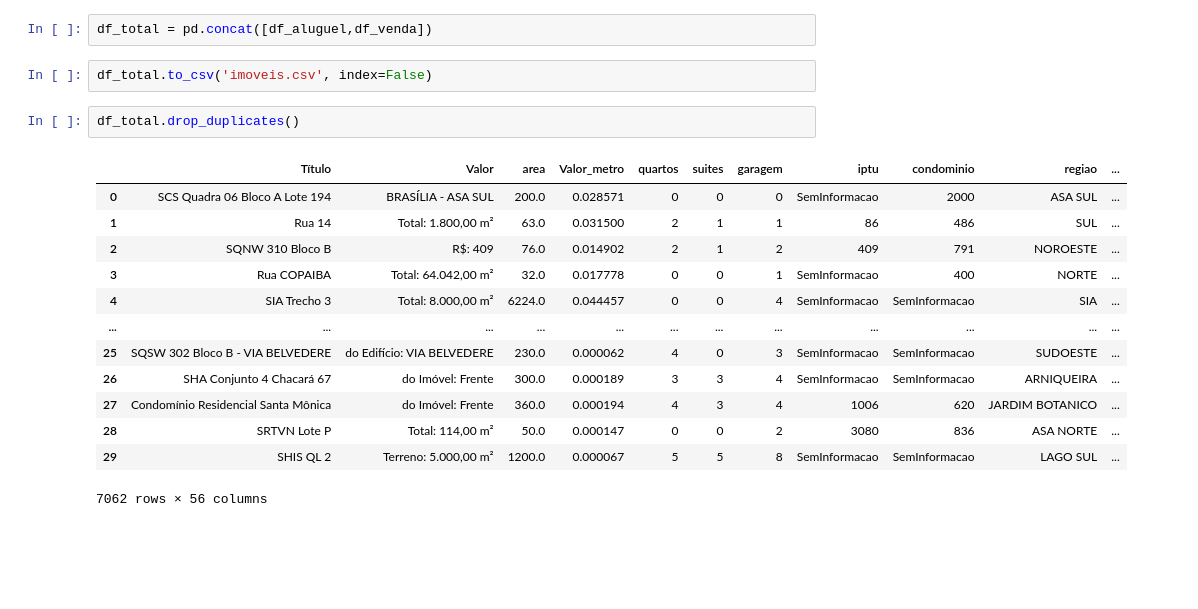
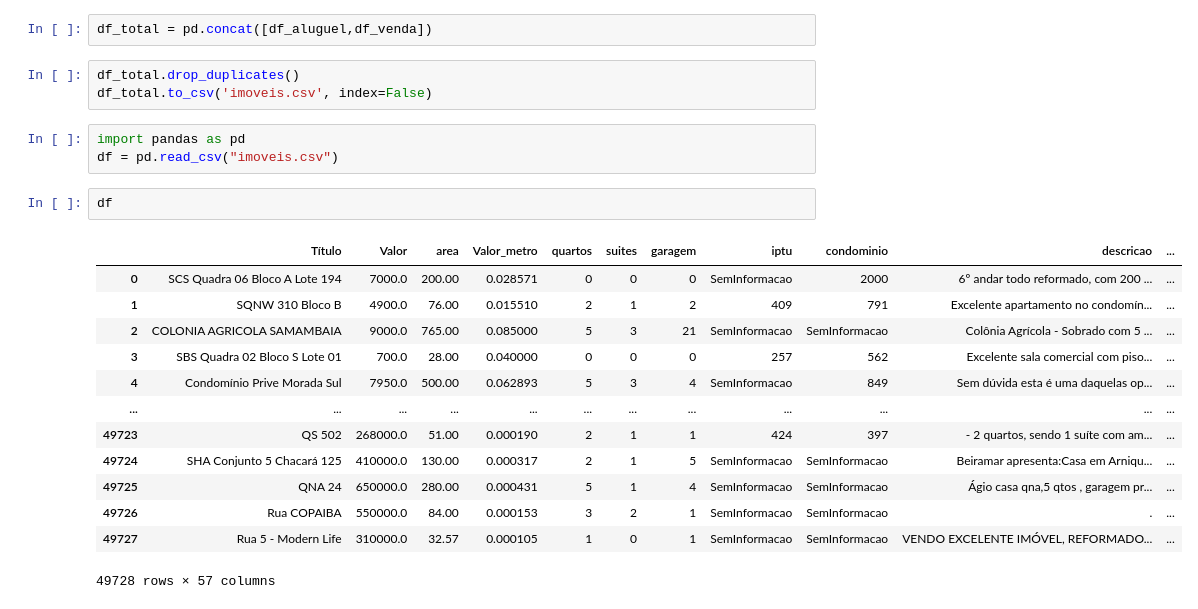
Before and after one commit to JanotLucas/Projeto-Integrador-I, a Jupyter notebook: webscrap.ipynb, the cells around one changed output. Saved outputs shown, nothing was run; the diff lists cells and outputs as text; blank space fills up the shorter version.

```diff
--- a/webscrap.ipynb
+++ b/webscrap.ipynb
@@ -671,20 +456,24 @@ df_venda
 # %%
 df_total = pd.concat([df_aluguel,df_venda])
 # %%
+df_total.drop_duplicates()
 df_total.to_csv('imoveis.csv', index=False)
-# %%
-df_total.drop_duplicates()
-# %% [output]
-|  | Título | Valor | area | Valor_metro | quartos | suites | garagem | iptu | condominio | regiao | ... |
-| 0 | SCS Quadra 06 Bloco A Lote 194 | BRASÍLIA - ASA SUL | 200.0 | 0.028571 | 0 | 0 | 0 | SemInformacao | 2000 | ASA SUL | ... |
-| 1 | Rua 14 | Total: 1.800,00 m² | 63.0 | 0.031500 | 2 | 1 | 1 | 86 | 486 | SUL | ... |
-| 2 | SQNW 310 Bloco B | R$: 409 | 76.0 | 0.014902 | 2 | 1 | 2 | 409 | 791 | NOROESTE | ... |
-| 3 | Rua COPAIBA | Total: 64.042,00 m² | 32.0 | 0.017778 | 0 | 0 | 1 | SemInformacao | 400 | NORTE | ... |
-| 4 | SIA Trecho 3 | Total: 8.000,00 m² | 6224.0 | 0.044457 | 0 | 0 | 4 | SemInformacao | SemInformacao | SIA | ... |
-| ... | ... | ... | ... | ... | ... | ... | ... | ... | ... | ... | ... |
-| 25 | SQSW 302 Bloco B - VIA BELVEDERE | do Edifício: VIA BELVEDERE | 230.0 | 0.000062 | 4 | 0 | 3 | SemInformacao | SemInformacao | SUDOESTE | ... |
-| 26 | SHA Conjunto 4 Chacará 67 | do Imóvel: Frente | 300.0 | 0.000189 | 3 | 3 | 4 | SemInformacao | SemInformacao | ARNIQUEIRA | ... |
-| 27 | Condomínio Residencial Santa Mônica | do Imóvel: Frente | 360.0 | 0.000194 | 4 | 3 | 4 | 1006 | 620 | JARDIM BOTANICO | ... |
-| 28 | SRTVN Lote P | Total: 114,00 m² | 50.0 | 0.000147 | 0 | 0 | 2 | 3080 | 836 | ASA NORTE | ... |
-| 29 | SHIS QL 2 | Terreno: 5.000,00 m² | 1200.0 | 0.000067 | 5 | 5 | 8 | SemInformacao | SemInformacao | LAGO SUL | ... |
-7062 rows × 56 columns
+# %%
+import pandas as pd
+df = pd.read_csv("imoveis.csv")
+# %%
+df
+# %% [output]
+|  | Título | Valor | area | Valor_metro | quartos | suites | garagem | iptu | condominio | descricao | ... |
+| 0 | SCS Quadra 06 Bloco A Lote 194 | 7000.0 | 200.00 | 0.028571 | 0 | 0 | 0 | SemInformacao | 2000 | 6º andar todo reformado, com 200 ... | ... |
+| 1 | SQNW 310 Bloco B | 4900.0 | 76.00 | 0.015510 | 2 | 1 | 2 | 409 | 791 | Excelente apartamento no condomín... | ... |
+| 2 | COLONIA AGRICOLA SAMAMBAIA | 9000.0 | 765.00 | 0.085000 | 5 | 3 | 21 | SemInformacao | SemInformacao | Colônia Agrícola - Sobrado com 5 ... | ... |
+| 3 | SBS Quadra 02 Bloco S Lote 01 | 700.0 | 28.00 | 0.040000 | 0 | 0 | 0 | 257 | 562 | Excelente sala comercial com piso... | ... |
+| 4 | Condomínio Prive Morada Sul | 7950.0 | 500.00 | 0.062893 | 5 | 3 | 4 | SemInformacao | 849 | Sem dúvida esta é uma daquelas op... | ... |
+| ... | ... | ... | ... | ... | ... | ... | ... | ... | ... | ... | ... |
+| 49723 | QS 502 | 268000.0 | 51.00 | 0.000190 | 2 | 1 | 1 | 424 | 397 | - 2 quartos, sendo 1 suíte com am... | ... |
+| 49724 | SHA Conjunto 5 Chacará 125 | 410000.0 | 130.00 | 0.000317 | 2 | 1 | 5 | SemInformacao | SemInformacao | Beiramar apresenta:Casa em Arniqu... | ... |
+| 49725 | QNA 24 | 650000.0 | 280.00 | 0.000431 | 5 | 1 | 4 | SemInformacao | SemInformacao | Ágio casa qna,5 qtos , garagem pr... | ... |
+| 49726 | Rua COPAIBA | 550000.0 | 84.00 | 0.000153 | 3 | 2 | 1 | SemInformacao | SemInformacao | . | ... |
+| 49727 | Rua 5 - Modern Life | 310000.0 | 32.57 | 0.000105 | 1 | 0 | 1 | SemInformacao | SemInformacao | VENDO EXCELENTE IMÓVEL, REFORMADO... | ... |
+49728 rows × 57 columns
```
Also changed, not shown: parts of 18 cells of this notebook.
